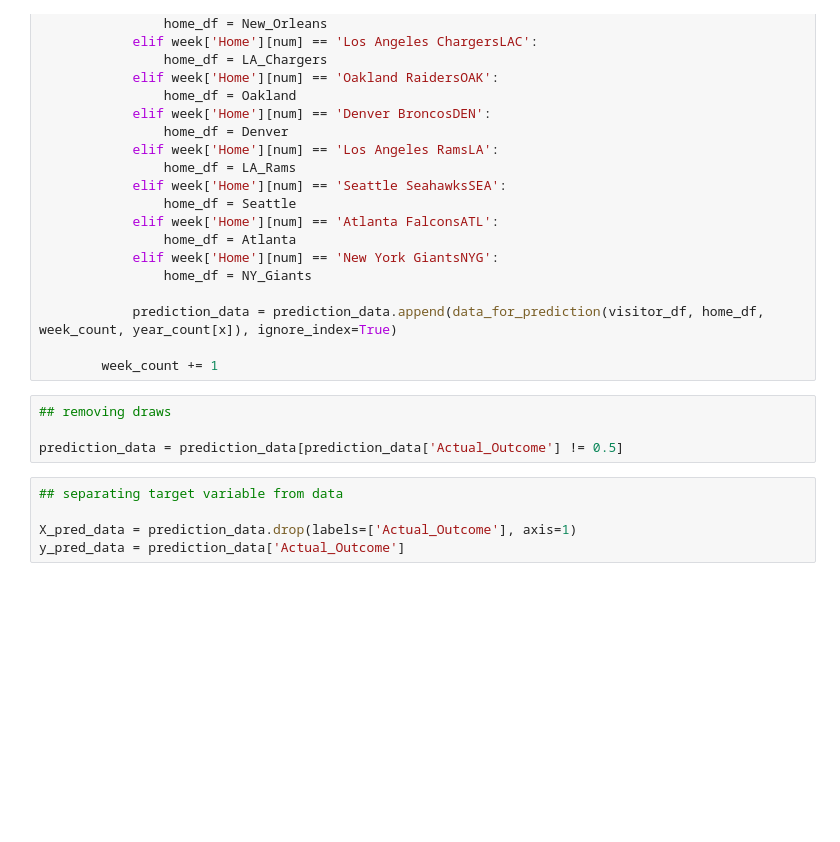
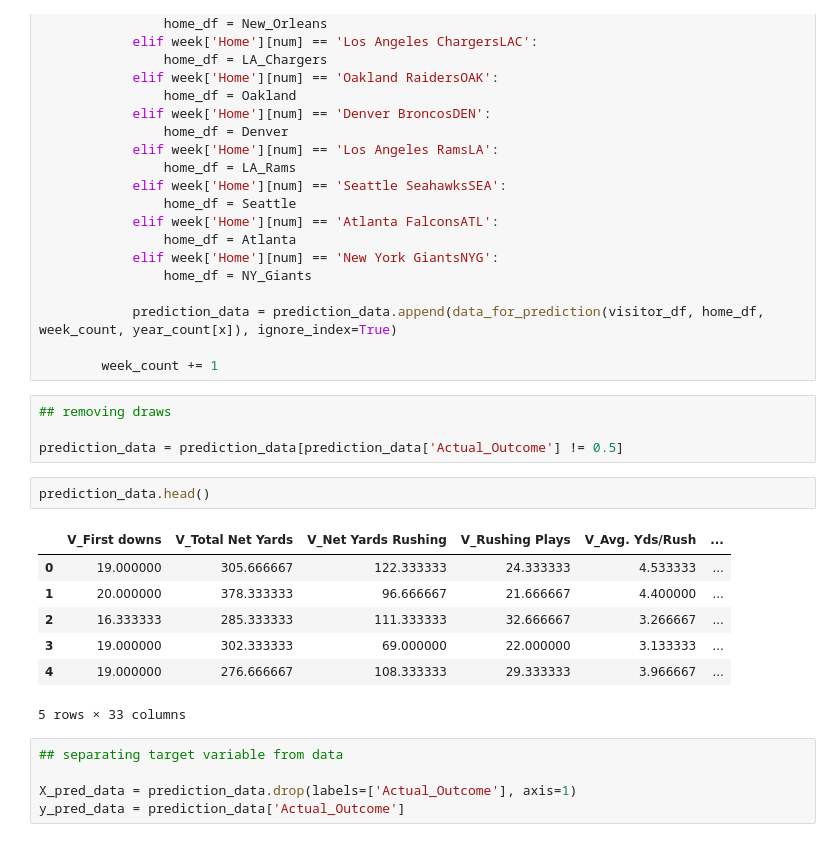
Before and after one commit to c-woo/Predicting-the-Outcome-of-NFL-Games, a Jupyter notebook: Data Analysis.ipynb, the cells around one changed output. Drawn from its saved outputs; the diff is of its cells as text; blank space fills up the shorter version.

```diff
--- a/Data Analysis.ipynb
+++ b/Data Analysis.ipynb
@@ -1028,6 +1028,16 @@ for x in range(3):
 ## removing draws
 
 prediction_data = prediction_data[prediction_data['Actual_Outcome'] != 0.5]
+# %%
+prediction_data.head()
+# %% [output]
+|  | V_First downs | V_Total Net Yards | V_Net Yards Rushing | V_Rushing Plays | V_Avg. Yds/Rush | ... |
+| 0 | 19.000000 | 305.666667 | 122.333333 | 24.333333 | 4.533333 | ... |
+| 1 | 20.000000 | 378.333333 | 96.666667 | 21.666667 | 4.400000 | ... |
+| 2 | 16.333333 | 285.333333 | 111.333333 | 32.666667 | 3.266667 | ... |
+| 3 | 19.000000 | 302.333333 | 69.000000 | 22.000000 | 3.133333 | ... |
+| 4 | 19.000000 | 276.666667 | 108.333333 | 29.333333 | 3.966667 | ... |
+5 rows × 33 columns
 # %%
 ## separating target variable from data
 
```
Also changed, not shown: parts of 1 cell of this notebook, 14 other files.
